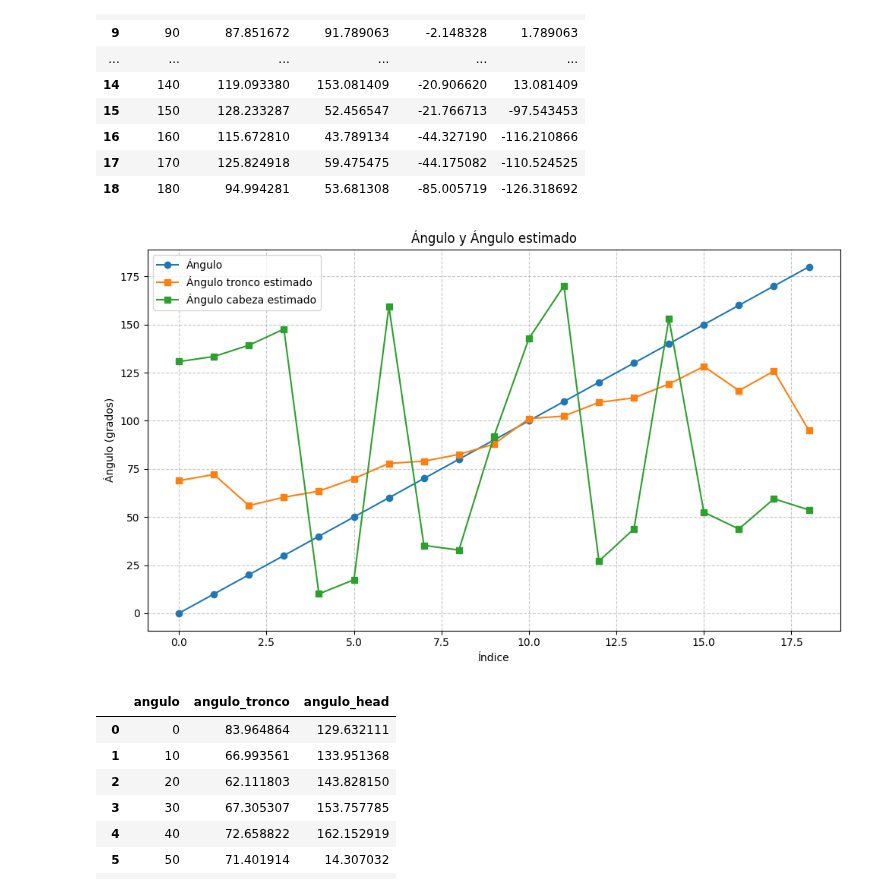
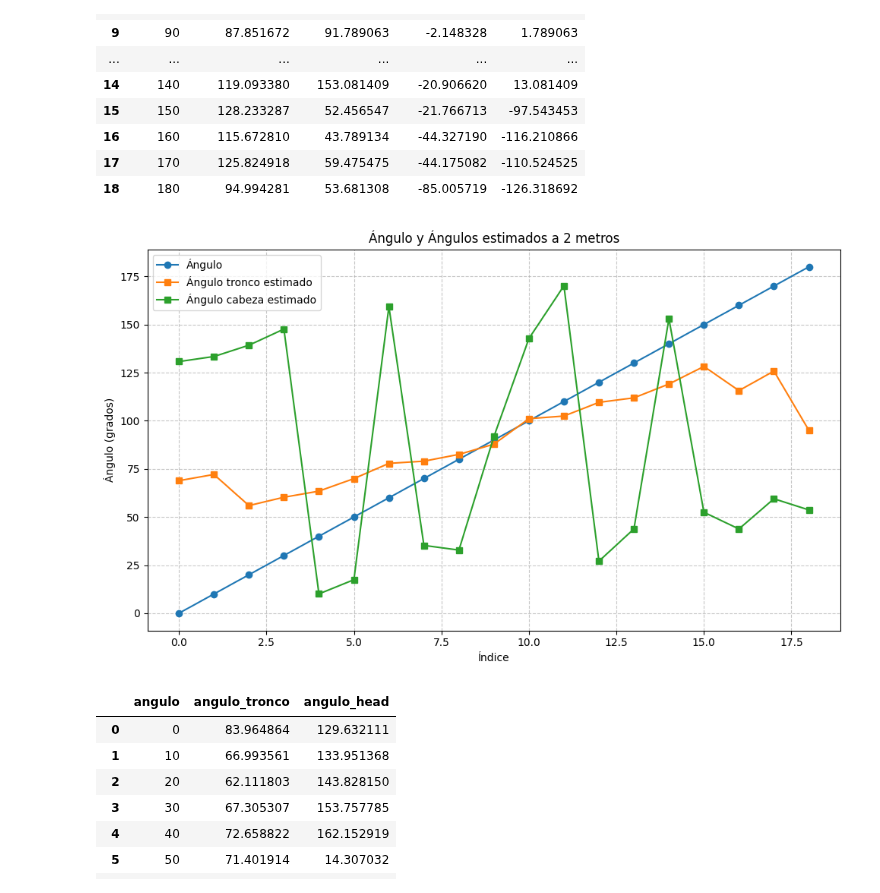
Before and after one commit to stevenaraujo98/integracion_pcl, a Jupyter notebook: get_res.ipynb, the cells around one changed output. Saved outputs shown, nothing was run; the diff lists cells and outputs as text; code cells hidden in the pictures.

```diff
--- a/get_res.ipynb
+++ b/get_res.ipynb
@@ -763,32 +763,32 @@ df_orientaciones_cabeza_200
 # %%
 # grafica el angulo de Y, con valores en x de los indices de df_orientaciones_200
 # plt.plot(df_orientaciones_200["angulo_tronco"])
 # plt.plot(df_orientaciones_200["angulo"].astype(int))
 
 # Crear la figura y los ejes
 fig, ax = plt.subplots(figsize=(10, 6))
 
 # Graficar ambas líneas
 ax.plot(df_orientaciones_cabeza_200.index, df_orientaciones_cabeza_200["angulo"].astype(int), label='Ángulo', marker='o')
 ax.plot(df_orientaciones_cabeza_200.index, df_orientaciones_cabeza_200["angulo_tronco"], label='Ángulo tronco estimado', marker='s')
 ax.plot(df_orientaciones_cabeza_200.index, df_orientaciones_cabeza_200["angulo_head"], label='Ángulo cabeza estimado', marker='s')
 
 # Configurar el título y las etiquetas de los ejes
-ax.set_title('Ángulo y Ángulo estimado')
+ax.set_title('Ángulo y Ángulos estimados a 2 metros')
 ax.set_xlabel('Índice')
 ax.set_ylabel('Ángulo (grados)')
 
 # Añadir una leyenda
 ax.legend()
 
 # Añadir una cuadrícula para mejor lectura
 ax.grid(True, linestyle='--', alpha=0.7)
 
 # Ajustar el diseño y mostrar la gráfica
 plt.tight_layout()
 plt.show()
 # %% [output]
-[figure, old version]
+[figure, new version]
 # %%
 df_orientaciones_cabeza_300
 # %% [output]
```
Also changed, not shown: parts of 5 cells of this notebook, 2 other files.
